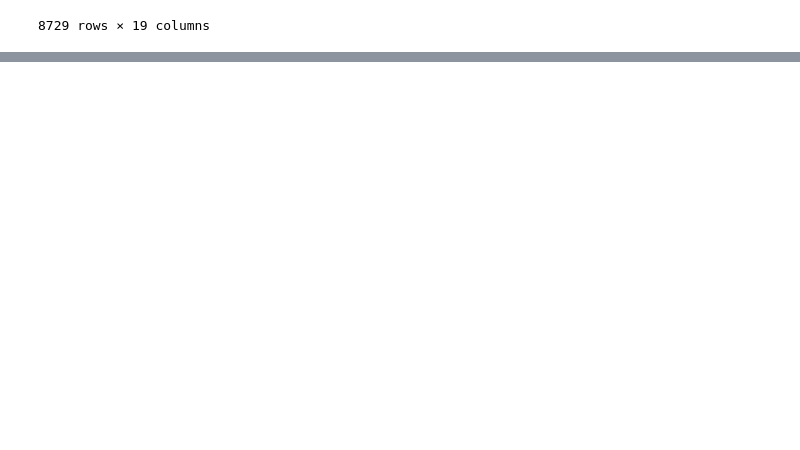
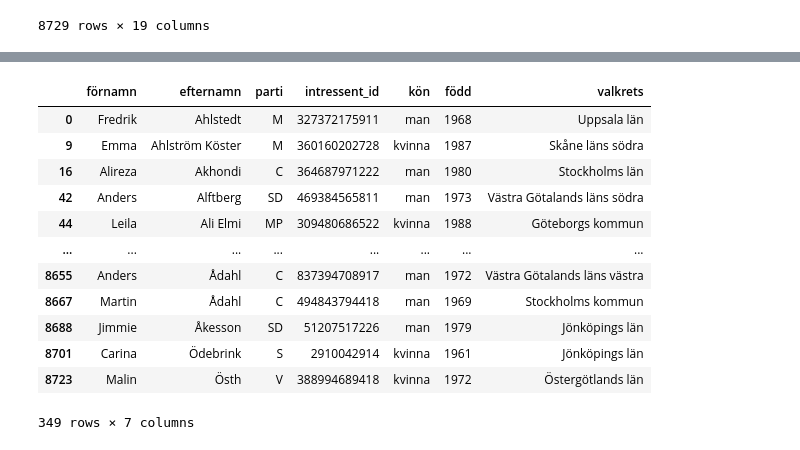
Before and after one commit to Marchant01/Parl-Check, a Jupyter notebook: notebook.ipynb, the cells around one changed output, grey strips where cells are left out. Saved outputs shown, nothing was run; the diff lists cells and outputs as text; code cells hidden in the pictures; blank space fills up the shorter version.

Commit message:
Updated tables and explored possible columns for the person table.

```diff
--- a/notebook.ipynb
+++ b/notebook.ipynb
@@ -266,20 +266,16 @@ personer
 | 8728 | Malin | Östh | NaN | V | 388994689418 | kvinna | 1972 | Östergötlands län | Tjänstgörande riksdagsledamot | NaN | ... |
 8729 rows × 19 columns
 # %%
-columns = ["intressent_id",
-"född_år",
-"kön",
-"efternamn",
-"tilltalsnamn",
-"sorteringsnamn",
-"iort",
-"parti",
-"valkrets",
-"uppdragsroll",
-"status",
-"start_datum",
-"slut_datum"]
+columns = [
+    "Förnamn",
+    "Efternamn",
+    "Parti",
+    "Id",
+    "Kön",
+    "Född",
+    "Valkrets" ,
+]
 
-cleaned = pd.read_csv("documents/personer/personer", names=columns)
+dataframe = pd.read_csv("documents/personer/personer", header=0)
 
-cleaned
+cleaned = dataframe[columns].copy()
@@ -299,0 +282,28 @@ cleaned
+# %%
+cleaned.drop_duplicates(subset=['Id'], inplace=True)
+
+cleaned.rename(columns={
+    'Förnamn': 'förnamn',
+    'Efternamn': 'efternamn',
+    'Parti': 'parti',
+    'Id': 'intressent_id',
+    'Kön': 'kön',
+    'Född': 'född',
+    'Valkrets': 'valkrets'
+}, inplace=True)
+
+cleaned
+# %% [output]
+|  | förnamn | efternamn | parti | intressent_id | kön | född | valkrets |
+| 0 | Fredrik | Ahlstedt | M | 327372175911 | man | 1968 | Uppsala län |
+| 9 | Emma | Ahlström Köster | M | 360160202728 | kvinna | 1987 | Skåne läns södra |
+| 16 | Alireza | Akhondi | C | 364687971222 | man | 1980 | Stockholms län |
+| 42 | Anders | Alftberg | SD | 469384565811 | man | 1973 | Västra Götalands läns södra |
+| 44 | Leila | Ali Elmi | MP | 309480686522 | kvinna | 1988 | Göteborgs kommun |
+| ... | ... | ... | ... | ... | ... | ... | ... |
+| 8655 | Anders | Ådahl | C | 837394708917 | man | 1972 | Västra Götalands läns västra |
+| 8667 | Martin | Ådahl | C | 494843794418 | man | 1969 | Stockholms kommun |
+| 8688 | Jimmie | Åkesson | SD | 51207517226 | man | 1979 | Jönköpings län |
+| 8701 | Carina | Ödebrink | S | 2910042914 | kvinna | 1961 | Jönköpings län |
+| 8723 | Malin | Östh | V | 388994689418 | kvinna | 1972 | Östergötlands län |
+349 rows × 7 columns
```
Also changed, not shown: parts of 2 cells of this notebook, 1 other file.
